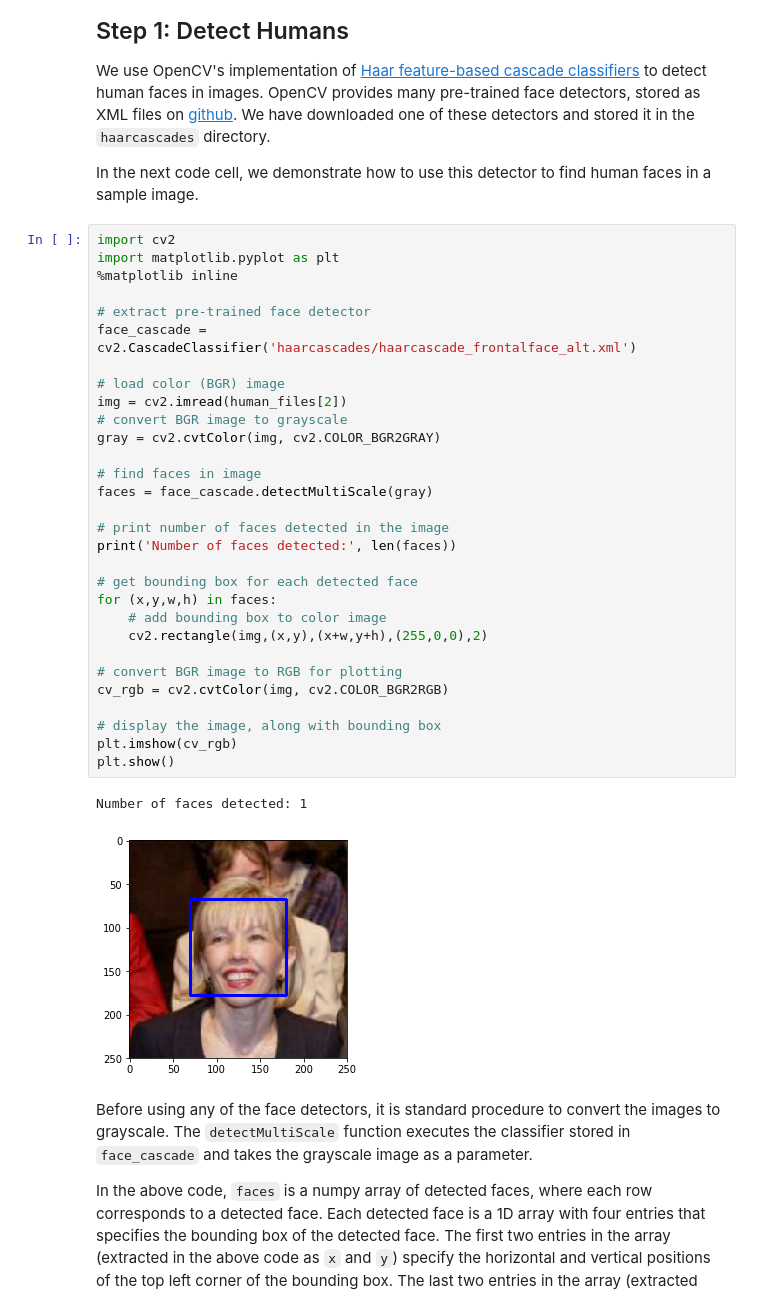
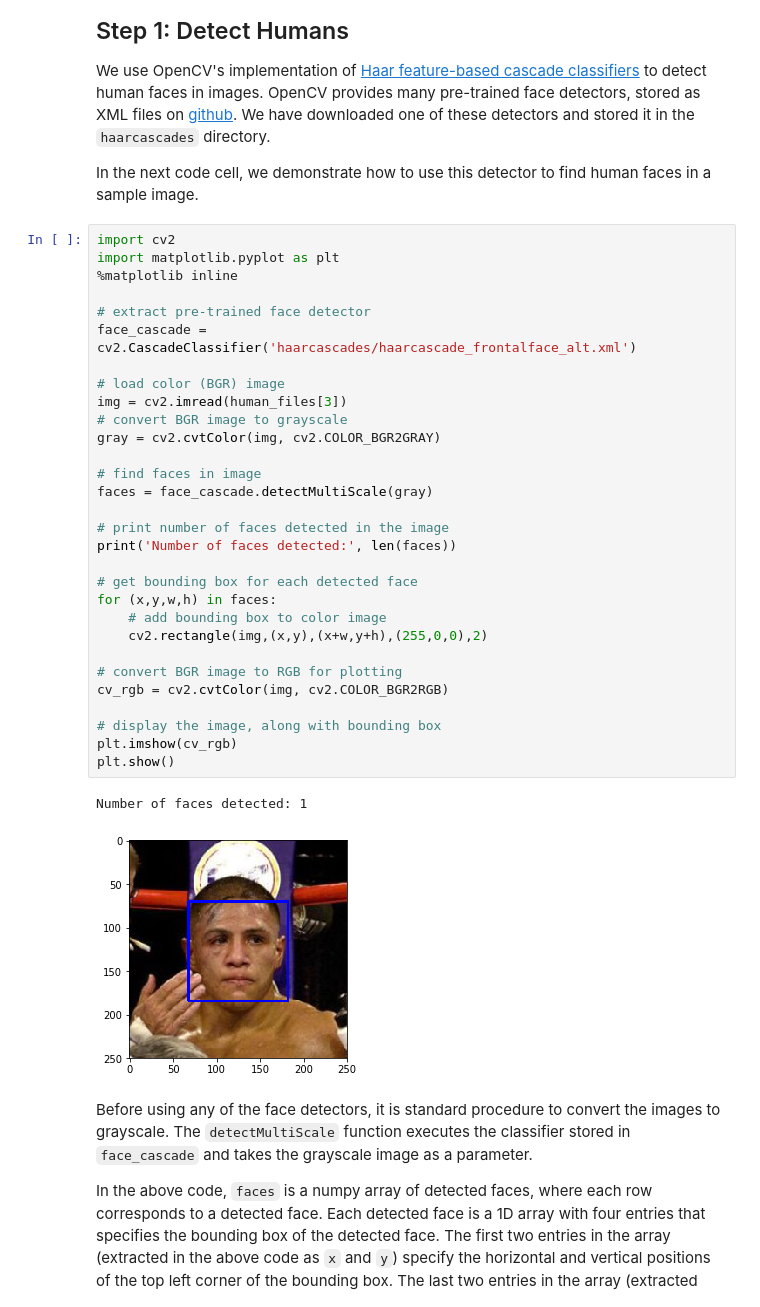
Before and after one commit to unnat5/dog-project, a Jupyter notebook: dog_app.ipynb, the cells around one changed output. Cells and saved outputs as stored; diff of their text form.

```diff
--- a/dog_app.ipynb
+++ b/dog_app.ipynb
@@ -114,35 +115,35 @@ In the next code cell, we demonstrate how to use this detector to find human fac
 import cv2
 import matplotlib.pyplot as plt
 %matplotlib inline
 
 # extract pre-trained face detector
 face_cascade = cv2.CascadeClassifier('haarcascades/haarcascade_frontalface_alt.xml')
 
 # load color (BGR) image
-img = cv2.imread(human_files[2])
+img = cv2.imread(human_files[3])
 # convert BGR image to grayscale
 gray = cv2.cvtColor(img, cv2.COLOR_BGR2GRAY)
 
 # find faces in image
 faces = face_cascade.detectMultiScale(gray)
 
 # print number of faces detected in the image
 print('Number of faces detected:', len(faces))
 
 # get bounding box for each detected face
 for (x,y,w,h) in faces:
     # add bounding box to color image
     cv2.rectangle(img,(x,y),(x+w,y+h),(255,0,0),2)
 
 # convert BGR image to RGB for plotting
 cv_rgb = cv2.cvtColor(img, cv2.COLOR_BGR2RGB)
 
 # display the image, along with bounding box
 plt.imshow(cv_rgb)
 plt.show()
 # %% [output]
 Number of faces detected: 1
-[figure, old version]
+[figure, new version]
 # %% [markdown]
 Before using any of the face detectors, it is standard procedure to convert the images to grayscale.  The `detectMultiScale` function executes the classifier stored in `face_cascade` and takes the grayscale image as a parameter.
 
```
Also changed, not shown: parts of 9 cells of this notebook.
